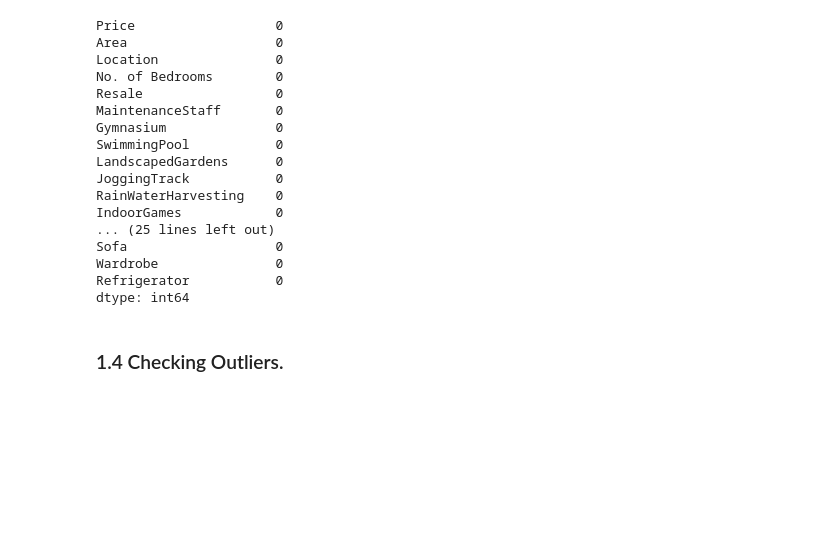
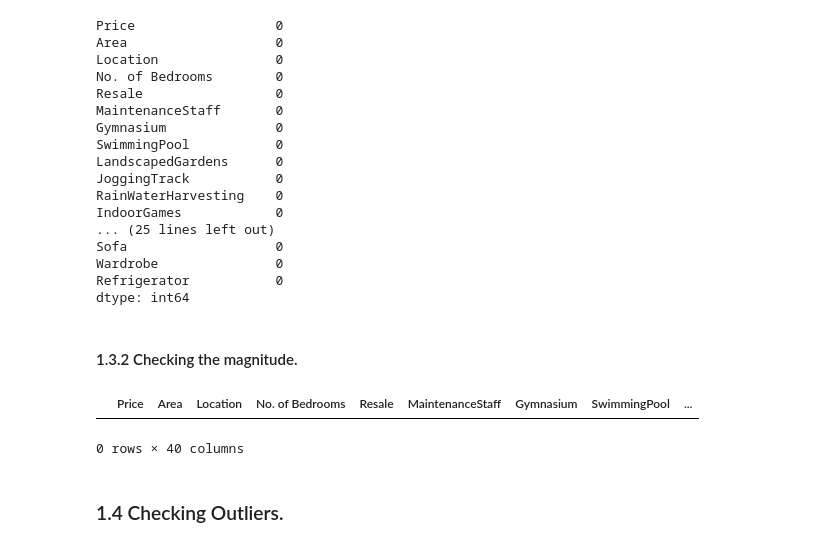
Before and after one commit to albertbolanoss/labs_machine_learning, a Jupyter notebook: notebooks/hyderabad_house_price/1.1_Exploratory_Data_Analysis.ipynb, the cells around one changed output. Cells and saved outputs as stored; diff of their text form; code cells hidden in the pictures; blank space fills up the shorter version.

Commit message:
checking data magnitude

```diff
--- a/notebooks/hyderabad_house_price/1.1_Exploratory_Data_Analysis.ipynb
+++ b/notebooks/hyderabad_house_price/1.1_Exploratory_Data_Analysis.ipynb
@@ -121,6 +123,17 @@ Sofa                   0
 Wardrobe               0
 Refrigerator           0
 dtype: int64
+# %% [markdown]
+#### 1.3.2 Checking the magnitude.
+# %%
+cols_to_check = [Column.PRICE.name, Column.AREA.name, Column.NO_OF_BEDROOMS.name]
+
+filas_negativas = dataset[(dataset[cols_to_check] < 0).any(axis=1)]
+
+filas_negativas.head()
+# %% [output]
+|  | Price | Area | Location | No. of Bedrooms | Resale | MaintenanceStaff | Gymnasium | SwimmingPool | ... |
+0 rows × 40 columns
 # %% [markdown]
 ### 1.4 Checking Outliers.
 # %%
```
Also changed, not shown: parts of 2 cells of this notebook, 1 other file.
